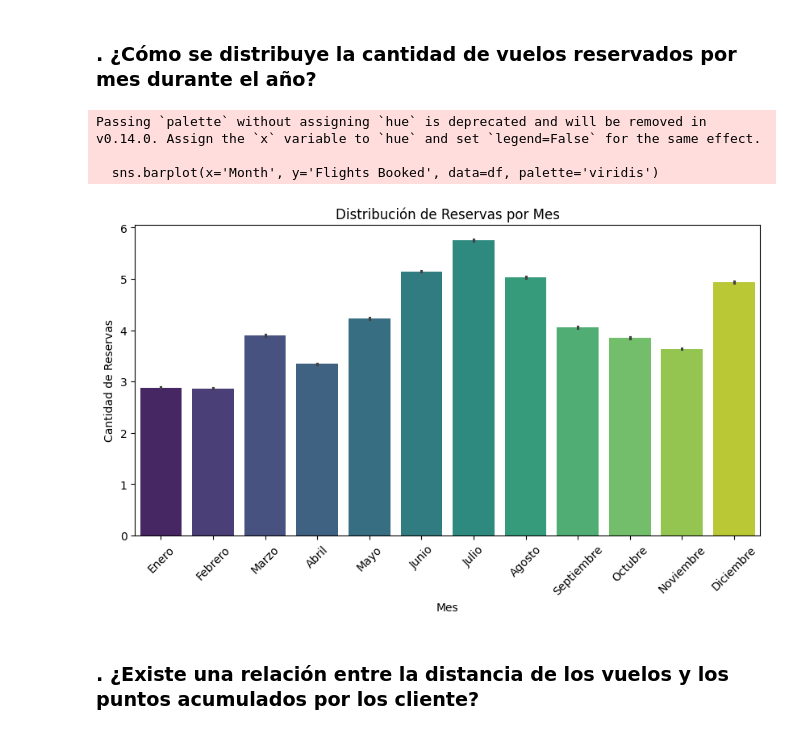
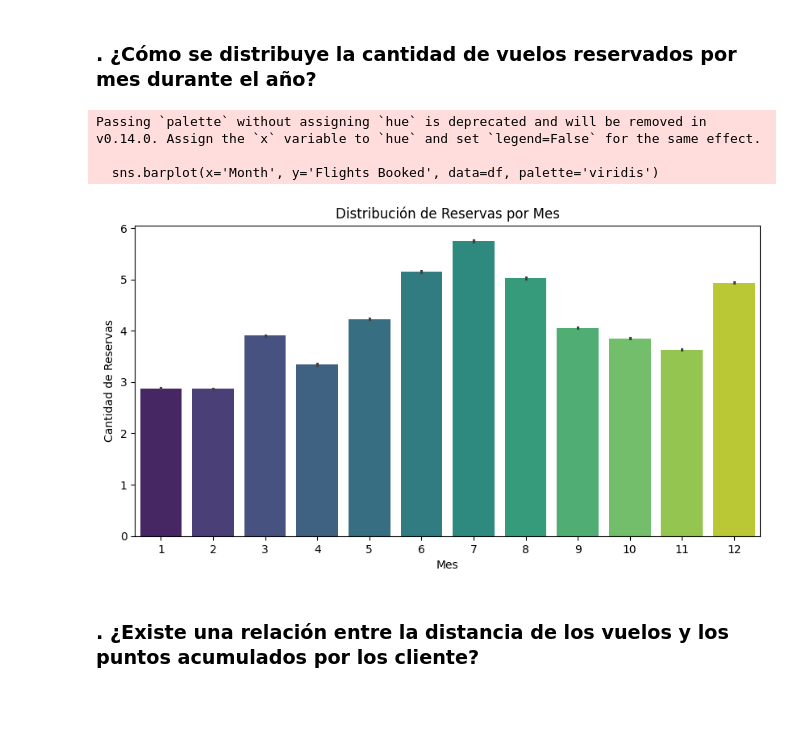
Before and after one commit to Mjbejarano/bda-modulo-3-evaluacion-final-Mjbejarano, a Jupyter notebook: evaluacion_tecnica.ipynb, the cells around one changed output. Saved outputs shown, nothing was run; the diff lists cells and outputs as text; code cells hidden in the pictures; blank space fills up the shorter version.

```diff
--- a/evaluacion_tecnica.ipynb
+++ b/evaluacion_tecnica.ipynb
@@ -421,17 +442,3 @@ df.head()
 | 2017 | 1 | 3 | 0 | 3 | 1521 | 152.0 | ... |
 | 2017 | 1 | 3 | 0 | 3 | 1521 | 152.0 | ... |
 5 rows × 23 columns
-# %%
-import pandas as pd
-
-meses_map = {
-    1: 'Enero', 2: 'Febrero', 3: 'Marzo', 4: 'Abril',
-    5: 'Mayo', 6: 'Junio', 7: 'Julio', 8: 'Agosto',
-    9: 'Septiembre', 10: 'Octubre', 11: 'Noviembre', 12: 'Diciembre'
-}
-
-# Reemplazar los valores numéricos por los nombres de los meses
-df['Month'] = df['Month'].map(meses_map)
-
-# Ver el DataFrame actualizado
-print(df)
@@ -458,28 +447,20 @@ Year
 # %%
 
 
-# Definir el orden correcto de los meses
-orden_meses = ['Enero', 'Febrero', 'Marzo', 'Abril', 'Mayo', 'Junio',
-               'Julio', 'Agosto', 'Septiembre', 'Octubre', 'Noviembre', 'Diciembre']
-
-# Convertir la columna 'mes' en un tipo categórico con orden específico
-df['Month'] = pd.Categorical(df['Month'], categories=orden_meses, ordered=True)
-
-# Ordenar el DataFrame según el orden de los meses
 df = df.sort_values('Month')
 
 plt.figure(figsize=(10,5))
 sns.barplot(x='Month', y='Flights Booked', data=df, palette='viridis')
-plt.xticks(rotation=45)
+plt.xticks(rotation=0)
 plt.xlabel('Mes')
 plt.ylabel('Cantidad de Reservas')
 plt.title('Distribución de Reservas por Mes')
 plt.show()
 # %% [output]
 Passing `palette` without assigning `hue` is deprecated and will be removed in v0.14.0. Assign the `x` variable to `hue` and set `legend=False` for the same effect.
 
   sns.barplot(x='Month', y='Flights Booked', data=df, palette='viridis')
-[figure, old version]
+[figure, new version]
 # %% [markdown]
 ### . ¿Existe una relación entre la distancia de los vuelos y los puntos acumulados por los cliente?
 # %%
```
Also changed, not shown: parts of 2 cells of this notebook.
